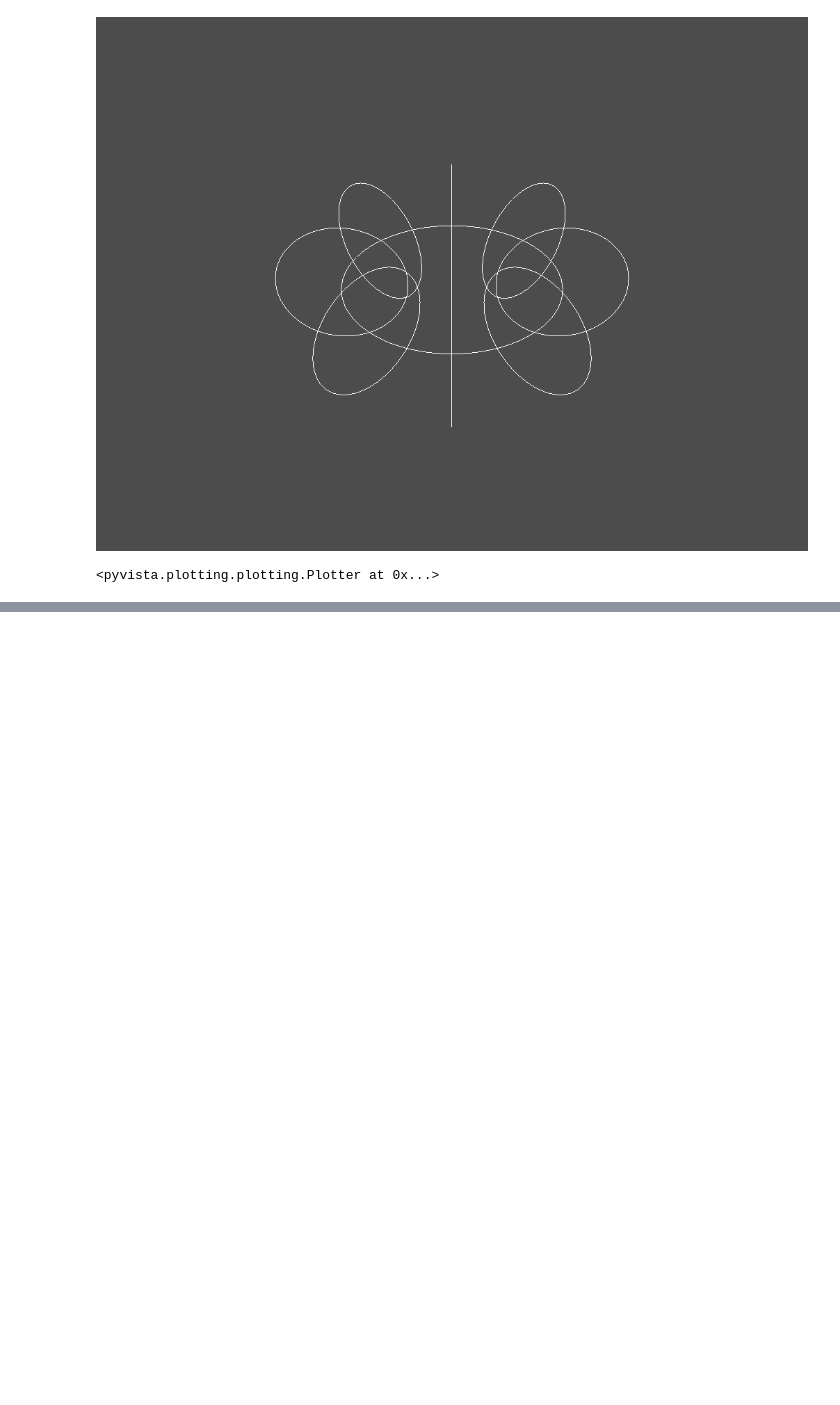
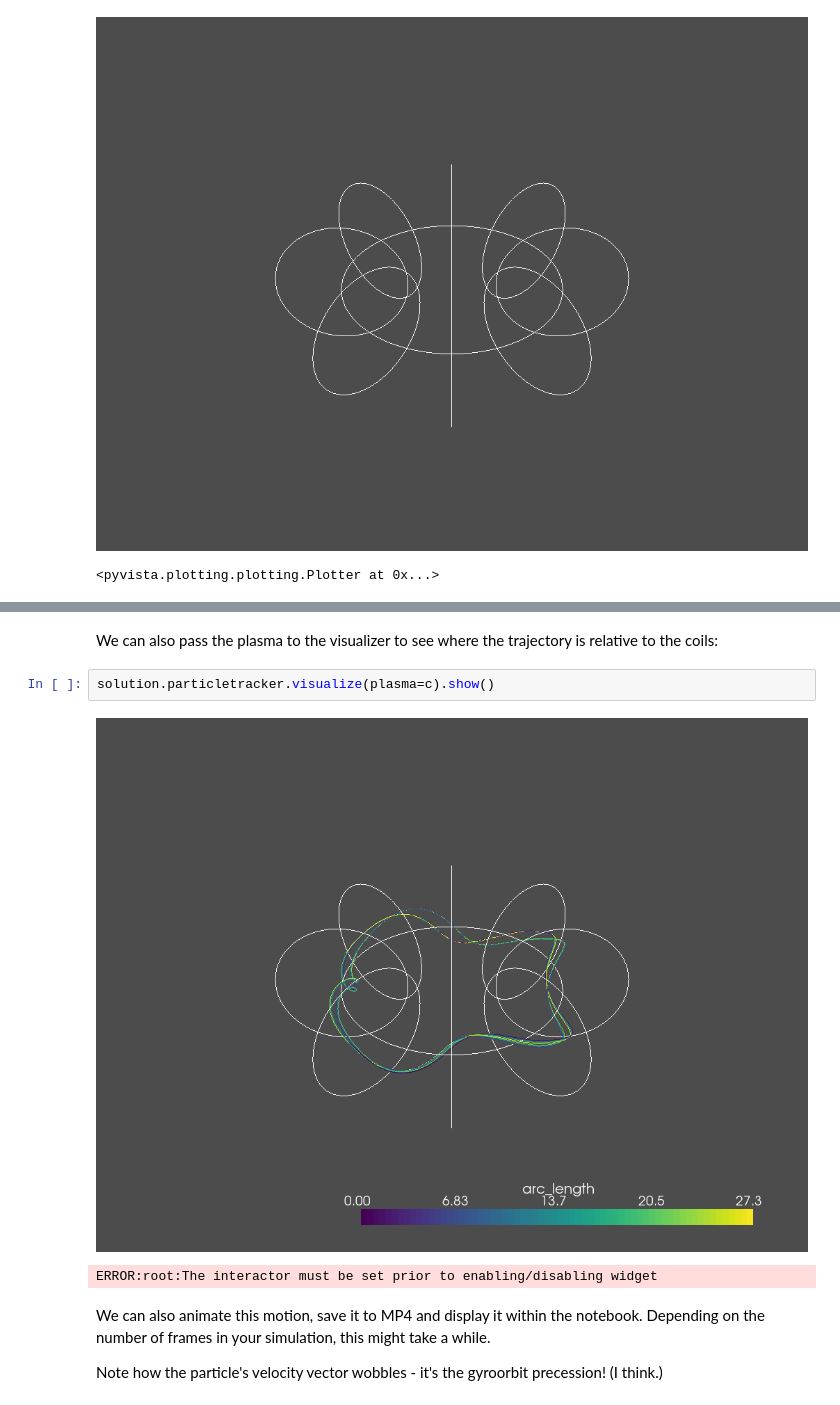
Before and after one commit to PlasmaPy/PlasmaPy, a Jupyter notebook: notebooks/TokamakParticles.ipynb, the cells around one changed output, grey strips where cells are left out. Drawn from its saved outputs; the diff is of its cells as text; blank space fills up the shorter version.

```diff
--- a/notebooks/TokamakParticles.ipynb
+++ b/notebooks/TokamakParticles.ipynb
@@ -73,3 +85,14 @@ Attributes:
+# %% [markdown]
+We can also pass the plasma to the visualizer to see where the trajectory is relative to the coils:
+# %%
+solution.particletracker.visualize(plasma=c).show()
+# %% [output]
+[figure, added]
+ERROR:root:The interactor must be set prior to enabling/disabling widget
+# %% [markdown]
+We can also animate this motion, save it to MP4 and display it within the notebook. Depending on the number of frames in your simulation, this might take a while.
+
+Note how the particle's velocity vector wobbles - it's the gyroorbit precession! (I think.)
 # %%
 solution.particletracker.animate("toykamak.mp4", nframes = 1000, notebook_display = True, plasma=c)
 # %% [output]
```
Also changed, not shown: parts of 35 cells of this notebook, 3 other files.
